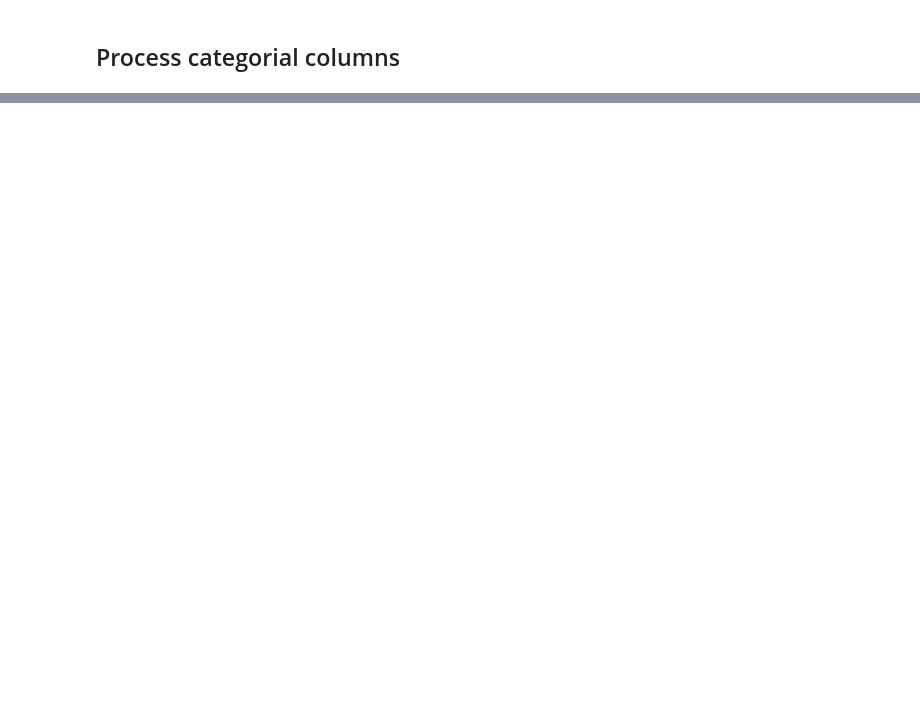
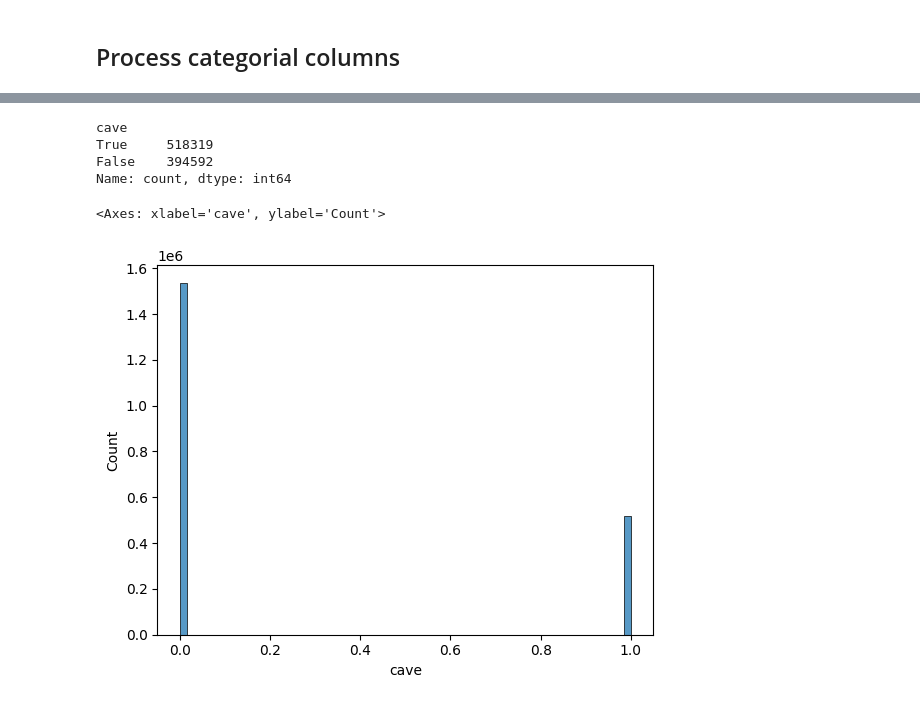
Before and after one commit to Clement2169/immocv, a Jupyter notebook: notebooks/TraitementAppartement-V1.ipynb, the cells around one changed output, grey strips where cells are left out. Cells and saved outputs as stored; diff of their text form; code cells hidden in the pictures; blank space fills up the shorter version.

```diff
--- a/notebooks/TraitementAppartement-V1.ipynb
+++ b/notebooks/TraitementAppartement-V1.ipynb
@@ -20,3 +18,8 @@ MediumPlotActive = False
+# %%
+#  Set plot options
+LargePlotActive = False
+MediumPlotActive = False
+SmallPlotActive = False
 # %%
 # functions
 def print_numerical_isna(df) :
@@ -390,8 +695,16 @@ df["annonce_exclusive"] = df["annonce_exclusive"].replace(to_replace=['Oui','Non
 # %%
 print(df["cave"].value_counts())
 df["cave"] = df["cave"].replace(to_replace=[np.nan,False,True],value=[0,0,1])
 
-sns.histplot(df["cave"])
+if SmallPlotActive :
+    sns.histplot(df["cave"])
+# %% [output]
+cave
+True     518319
+False    394592
+Name: count, dtype: int64
+<Axes: xlabel='cave', ylabel='Count'>
+[figure, added]
 # %%
 print(df["chauffage_energie"].value_counts())
 df["chauffage_energie"] = df["chauffage_energie"].fillna("unknown")
```
Also changed, not shown: parts of 26 cells of this notebook, 1 other file.
